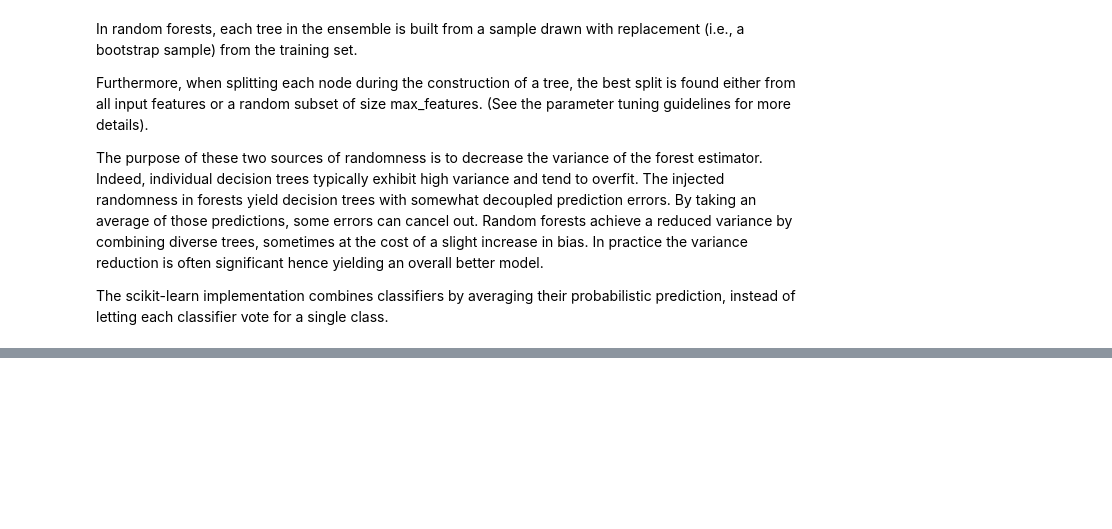
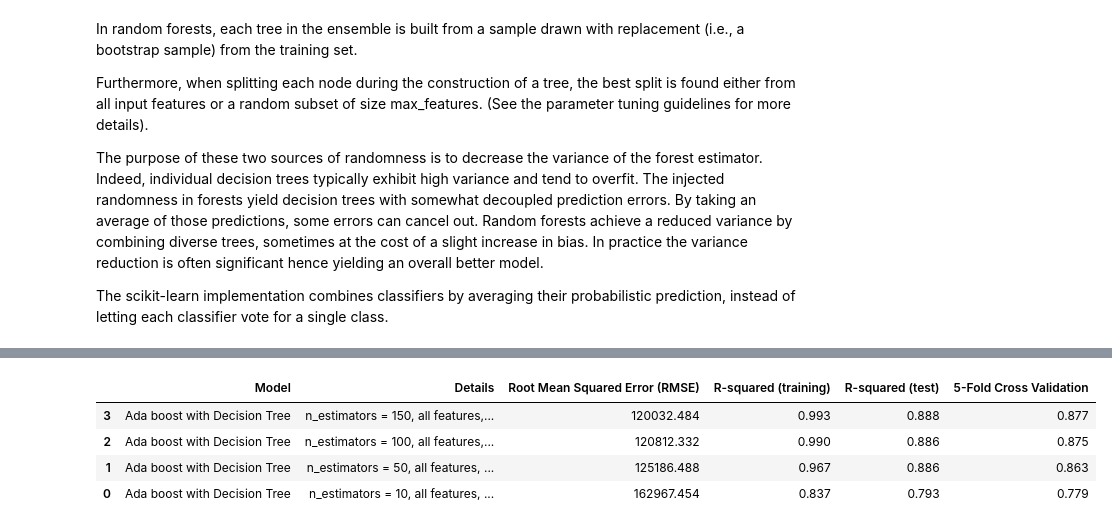
Before and after one commit to omgitsmj24/BOOT_AI_INTERN, a Jupyter notebook: Regression/all_regression_ever.ipynb, the cells around one changed output, grey strips where cells are left out. Saved outputs shown, nothing was run; the diff lists cells and outputs as text; code cells hidden in the pictures; blank space fills up the shorter version.

```diff
--- a/Regression/all_regression_ever.ipynb
+++ b/Regression/all_regression_ever.ipynb
@@ -1068,0 +1073,36 @@ evaluation_rfr.sort_values(by = '5-Fold Cross Validation', ascending=False)
+# %%
+from sklearn.ensemble import AdaBoostRegressor
+
+evaluation_abr = pd.DataFrame({'Model': [],'Details':[],'Root Mean Squared Error (RMSE)':[],'R-squared (training)':[],'R-squared (test)':[], '5-Fold Cross Validation':[]})
+
+def Ada(max_depth: int, n_estimators: int):
+    abr = AdaBoostRegressor(base_estimator = DecisionTreeRegressor(max_depth=max_depth),n_estimators=n_estimators, random_state=0)
+    abr.fit(X_train[features], y_train)
+    pred = abr.predict(X_test[features])
+
+    rmseabr = float(format(np.sqrt(metrics.mean_squared_error(y_test,pred)),'.3f'))
+    rtrkabr = float(format(abr.score(X_train[features],y_train),'.3f'))
+    rtekabr = float(format(abr.score(X_test[features],y_test),'.3f'))
+    cv = float(format(cross_val_score(abr,df_dm[features],target,cv=5).mean(),'.3f'))
+
+    return rmseabr, rtrkabr, rtekabr, cv
+
+rmseabr, rtrkabr, rtekabr, cv = Ada(5,10)
+rmseabr1, rtrkabr1, rtekabr1, cv1 = Ada(10,50)
+rmseabr2, rtrkabr2, rtekabr2, cv2 = Ada(15,100)
+rmseabr3, rtrkabr3, rtekabr3, cv3 = Ada(20,150)
+
+r = evaluation_abr.shape[0]
+
+evaluation_abr.loc[r] = ['Ada boost with Decision Tree','n_estimators = 10, all features, max_depth=5',rmseabr,rtrkabr,rtekabr,cv]
+evaluation_abr.loc[r+1] = ['Ada boost with Decision Tree','n_estimators = 50, all features, max_depth=10',rmseabr1,rtrkabr1,rtekabr2,cv1]
+evaluation_abr.loc[r+2] = ['Ada boost with Decision Tree','n_estimators = 100, all features, max_depth=15',rmseabr2,rtrkabr2,rtekabr2,cv2]
+evaluation_abr.loc[r+3] = ['Ada boost with Decision Tree','n_estimators = 150, all features, max_depth=20',rmseabr3,rtrkabr3,rtekabr3,cv3]
+
+evaluation_abr.sort_values(by = '5-Fold Cross Validation', ascending=False)
+# %% [output]
+|  | Model | Details | Root Mean Squared Error (RMSE) | R-squared (training) | R-squared (test) | 5-Fold Cross Validation |
+| 3 | Ada boost with Decision Tree | n_estimators = 150, all features,... | 120032.484 | 0.993 | 0.888 | 0.877 |
+| 2 | Ada boost with Decision Tree | n_estimators = 100, all features,... | 120812.332 | 0.990 | 0.886 | 0.875 |
+| 1 | Ada boost with Decision Tree | n_estimators = 50, all features, ... | 125186.488 | 0.967 | 0.886 | 0.863 |
+| 0 | Ada boost with Decision Tree | n_estimators = 10, all features, ... | 162967.454 | 0.837 | 0.793 | 0.779 |
```
Also changed, not shown: parts of 12 cells of this notebook.
